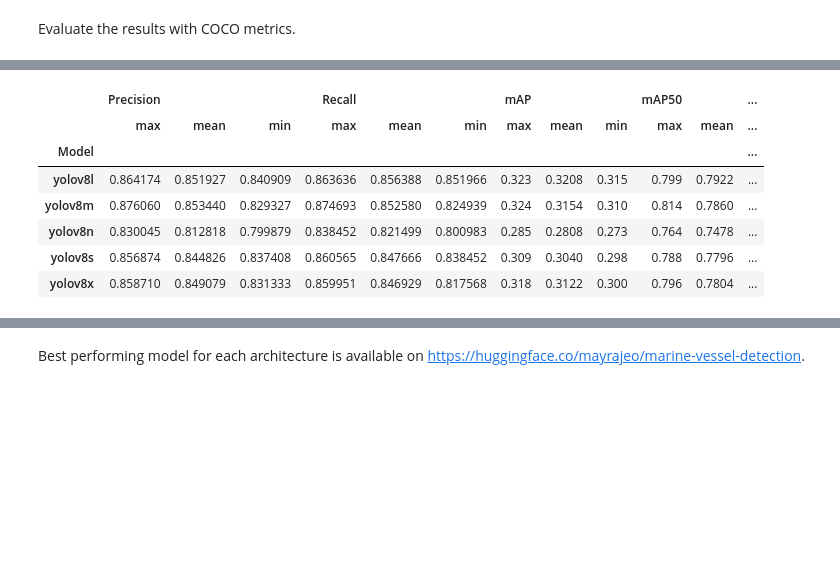
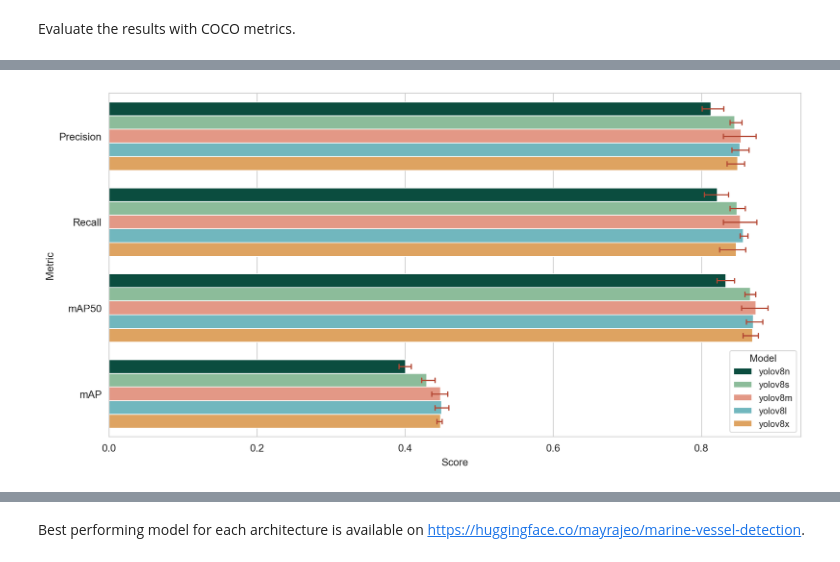
Before and after one commit to mayrajeo/ship-detection, a Jupyter notebook: nbs/detection_results.ipynb, the cells around one changed output, grey strips where cells are left out. Saved outputs shown, nothing was run; the diff lists cells and outputs as text; code cells hidden in the pictures; blank space fills up the shorter version.

```diff
--- a/nbs/detection_results.ipynb
+++ b/nbs/detection_results.ipynb
@@ -284,15 +173,41 @@ with sns.plotting_context('paper'):
-# %%
-resdf.pivot_table(values=['Precision', 'Recall', 'mAP50', 'mAP'], index=['Model'],
-                  aggfunc={'Precision':[min, max, np.mean],
-                           'Recall':[min, max, np.mean],
-                           'mAP50':[min, max, np.mean],
-                           'mAP':[min, max, np.mean]})
-# %% [output]
-|  | Precision |  |  | Recall |  |  | mAP |  |  | mAP50 |  | ... |
-|  | max | mean | min | max | mean | min | max | mean | min | max | mean | ... |
-| Model |  |  |  |  |  |  |  |  |  |  |  | ... |
-| yolov8l | 0.864174 | 0.851927 | 0.840909 | 0.863636 | 0.856388 | 0.851966 | 0.323 | 0.3208 | 0.315 | 0.799 | 0.7922 | ... |
-| yolov8m | 0.876060 | 0.853440 | 0.829327 | 0.874693 | 0.852580 | 0.824939 | 0.324 | 0.3154 | 0.310 | 0.814 | 0.7860 | ... |
-| yolov8n | 0.830045 | 0.812818 | 0.799879 | 0.838452 | 0.821499 | 0.800983 | 0.285 | 0.2808 | 0.273 | 0.764 | 0.7478 | ... |
-| yolov8s | 0.856874 | 0.844826 | 0.837408 | 0.860565 | 0.847666 | 0.838452 | 0.309 | 0.3040 | 0.298 | 0.788 | 0.7796 | ... |
-| yolov8x | 0.858710 | 0.849079 | 0.831333 | 0.859951 | 0.846929 | 0.817568 | 0.318 | 0.3122 | 0.300 | 0.796 | 0.7804 | ... |
+# %%
+#| echo: False
+#| label: fig-testres
+#| fig-cap: Test set results by model architecture.
+
+pres = []
+recs = []
+mAP50s = []
+mAPs = []
+
+models = ['yolov8n_Adam', 'yolov8s_Adam', 'yolov8m_Adam',
+          'yolov8l_Adam', 'yolov8x_Adam']
+folds = os.listdir(model_path/models[1])
+
+results = []
+for m in models:
+    for f in folds:
+        with open(model_path/m/f/'evalresults.json','r') as f:
+            res = json.load(f)
+        pre = res['precision']
+        rec = res['recall']
+        mAP50 = res['mAP50']
+        mAP = res['mAP50-95']
+
+        results.append([m.split('_')[0],f,pre, rec, mAP50, mAP])
+resdf = pd.DataFrame(columns=['Model', 'fold', 'Precision', 'Recall', 'mAP50', 'mAP'], data=results)
+sns.set_style('whitegrid')
+fig, ax = plt.subplots(1,1, figsize=(12,6), dpi=200)
+ax.set_ylim([0,1])
+
+with sns.plotting_context('paper'):
+    sns.barplot(y='variable', x='value', hue='Model', data=pd.melt(resdf, id_vars=['Model', 'fold']),
+                palette=colors5, errorbar=('ci', 100), capsize=.25, errcolor='#b34733', errwidth=1.2)
+    sns.move_legend(ax, 'lower right')
+    plt.ylabel('Metric')
+    plt.xlabel('Score')
+    plt.savefig('../figures/test_results.jpeg', bbox_inches='tight', dpi=300)
+
+    plt.show()
+# %% [output]
+[figure, added]
```
Also changed, not shown: parts of 4 cells of this notebook, 2 other files.
